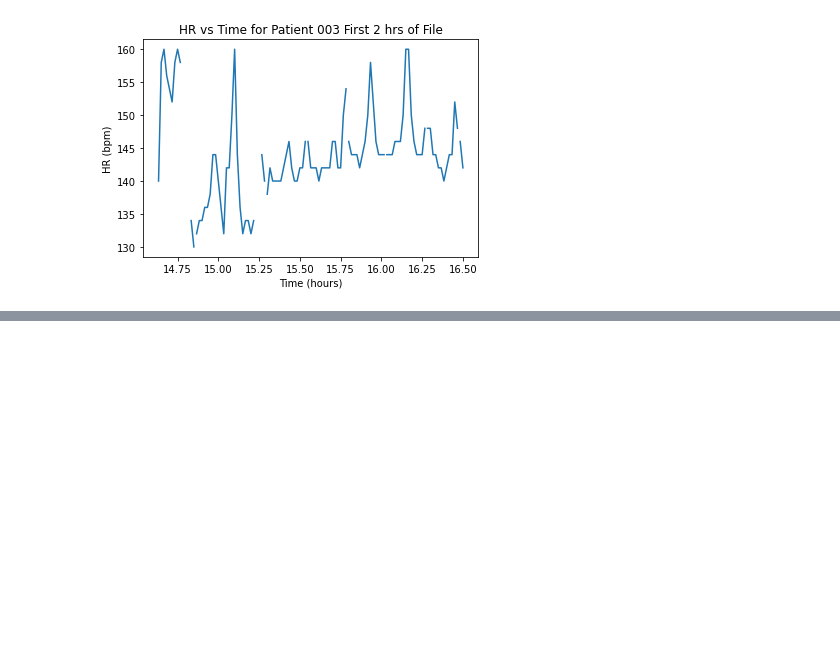
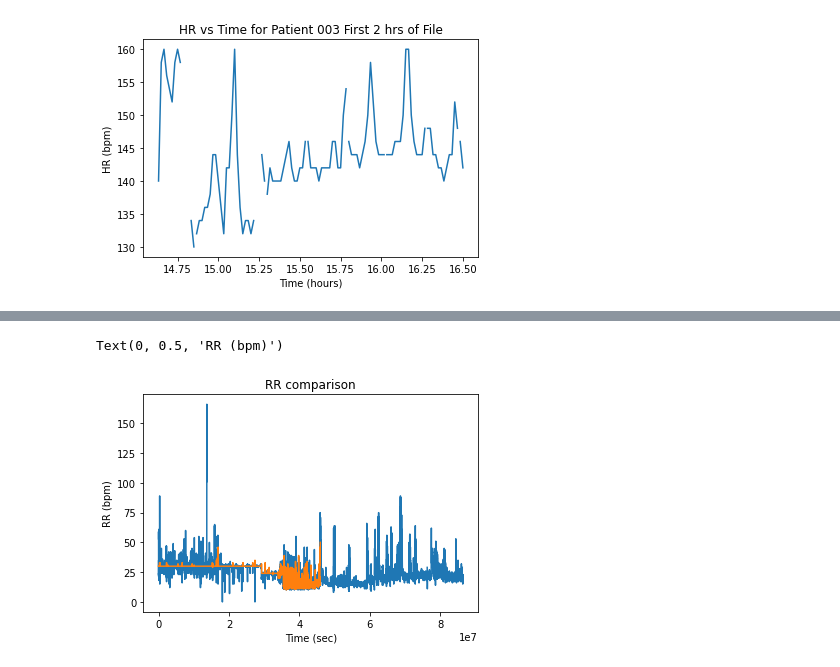
Before and after one commit to fyng/PedAccel, a Jupyter notebook: JHU SAFE/sandbox.ipynb, the cells around one changed output, grey strips where cells are left out. Cells and saved outputs as stored; diff of their text form; code cells hidden in the pictures; blank space fills up the shorter version.

```diff
--- a/JHU SAFE/sandbox.ipynb
+++ b/JHU SAFE/sandbox.ipynb
@@ -285,3 +285,6 @@ plt.ylabel("HR (bpm)")
 # %% [output]
 Text(0, 0.5, 'HR (bpm)')
 [figure]
+# %%
+df_ge = pd.read_feather(r"S:\Fackler_OSS_364376\data\IRB-364376-v1-230215\ptsd-phi\vitals-sb\917\1000002917-2021-11-23-1-GEVITAL.feather", columns=None, use_threads=True, storage_options=None)
+df_ge
@@ -287,0 +321,3 @@ Text(0, 0.5, 'HR (bpm)')
+# %%
+df_mb = pd.read_feather(r"S:\Fackler_OSS_364376\data\IRB-364376-v1-230215\ptsd-phi\vitals-sb\917\1000002917-2021-11-23-1-MEDIBUSVITAL.feather", columns=None, use_threads=True, storage_options=None)
+df_mb
@@ -287,0 +354,15 @@ Text(0, 0.5, 'HR (bpm)')
+# %%
+import matplotlib.pyplot as plt
+x_ge = df_ge['dts']
+y_ge = df_ge['PARM_RESP_RATE']
+x_mb = df_mb['dts']
+y_mb = df_mb['MEDBUS_DATA_RESPIRATORY_RATE']
+
+plt.plot(x_ge,y_ge)
+plt.plot(x_mb, y_mb)
+plt.title("RR comparison")
+plt.xlabel("Time (sec)")
+plt.ylabel("RR (bpm)")
+# %% [output]
+Text(0, 0.5, 'RR (bpm)')
+[figure, added]
```
Also changed, not shown: parts of 4 cells of this notebook, 1 other file.
